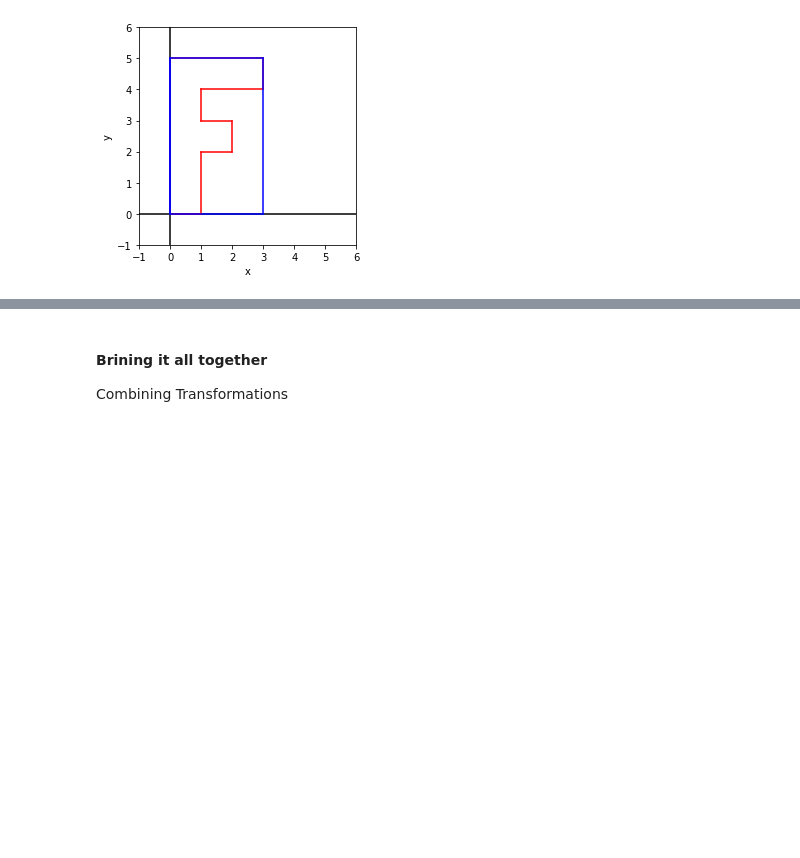
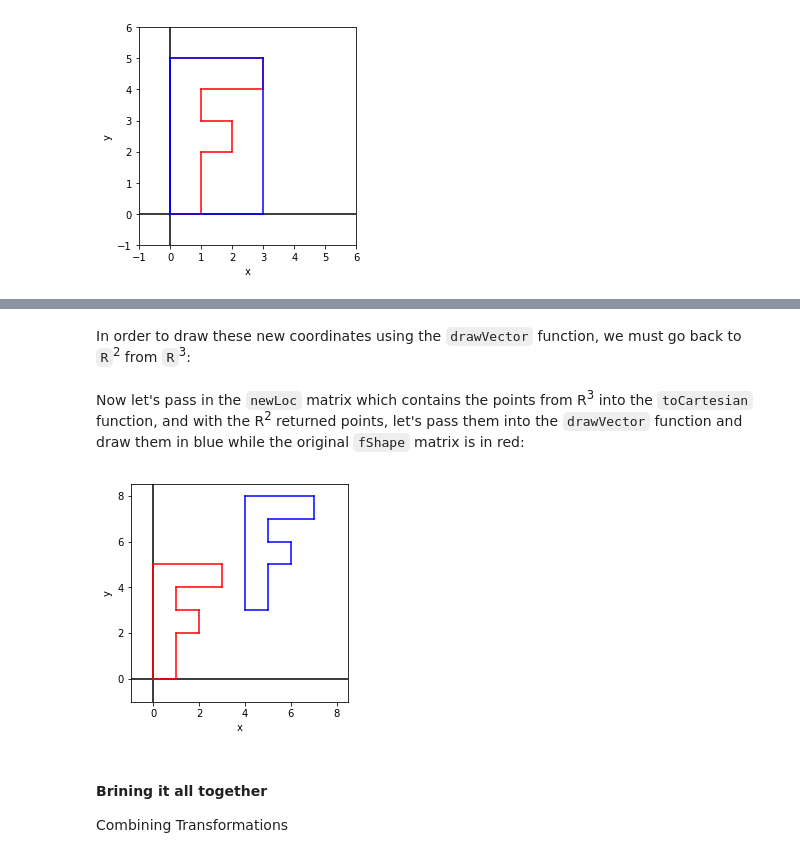
Before and after one commit to shahzeb1/notebook, a Jupyter notebook: linear-algebra/matrices-in-computer-graphics.ipynb, the cells around one changed output, grey strips where cells are left out. Drawn from its saved outputs; the diff is of its cells as text; code cells hidden in the pictures; blank space fills up the shorter version.

```diff
--- a/linear-algebra/matrices-in-computer-graphics.ipynb
+++ b/linear-algebra/matrices-in-computer-graphics.ipynb
@@ -648,0 +728,15 @@ Transforms from R2 to R3. Ability to add movement. It is not a linear transforma
+# %%
+transMultMatrix = np.array([[1,0, 4], # define the matrix we will multiply with
+                            [0,1, 3],
+                            [0, 0, 1]])
+
+newLocRaw = [None] * 11
+for i in range(0, 11):
+    beforeRotation = np.array([newFShape[i]])
+    rotate = np.rot90(beforeRotation,3)
+    product = np.matmul(transMultMatrix, rotate)
+    rotateAfter = np.rot90(product,1)
+    newLocRaw[i] = rotateAfter[0]
+
+newLoc = np.array(newLocRaw)
+print(newLoc)
@@ -649,3 +755,26 @@ Transforms from R2 to R3. Ability to add movement. It is not a linear transforma
+# %% [markdown]
+In order to draw these new coordinates using the `drawVector` function, we must go back to `R`<sup>2</sup> from `R`<sup>3</sup>:
+# %%
+# toCartesian function takes the vectors from R3 to R2
+def toCartesian(obj):
+    flattenShape = obj.flatten()
+    size = flattenShape.shape[0]
+    newShape = [None] * 22
+    accessed = 0
+    # loop through all the original obj elements and remove the 1's
+    for i in range(0, size):
+        if (i % 3) != 2:
+            newShape[accessed] = flattenShape[i]
+            accessed += 1
+    newShape = np.reshape(newShape, (11, 2))
+    return newShape
+# %% [markdown]
+Now let's pass in the `newLoc` matrix which contains the points from R<sup>3</sup> into the `toCartesian` function, and with the R<sup>2</sup> returned points, let's pass them into the `drawVector` function and draw them in blue while the original `fShape` matrix is in red:
+# %%
+newLocMatrix = toCartesian(newLoc)
+drawVector([[fShape, "red"],[newLocMatrix, "blue"]], 8.5)
+# %% [output]
+[figure, added]
 # %% [markdown]
 #### Brining it all together
 Combining Transformations
```
Also changed, not shown: parts of 17 cells of this notebook.
